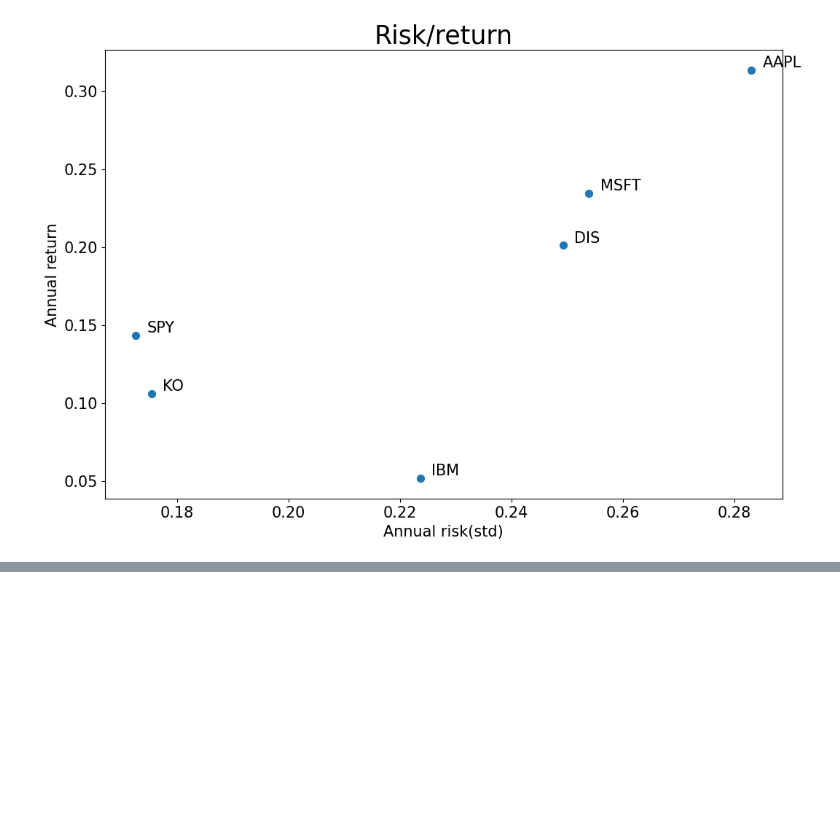
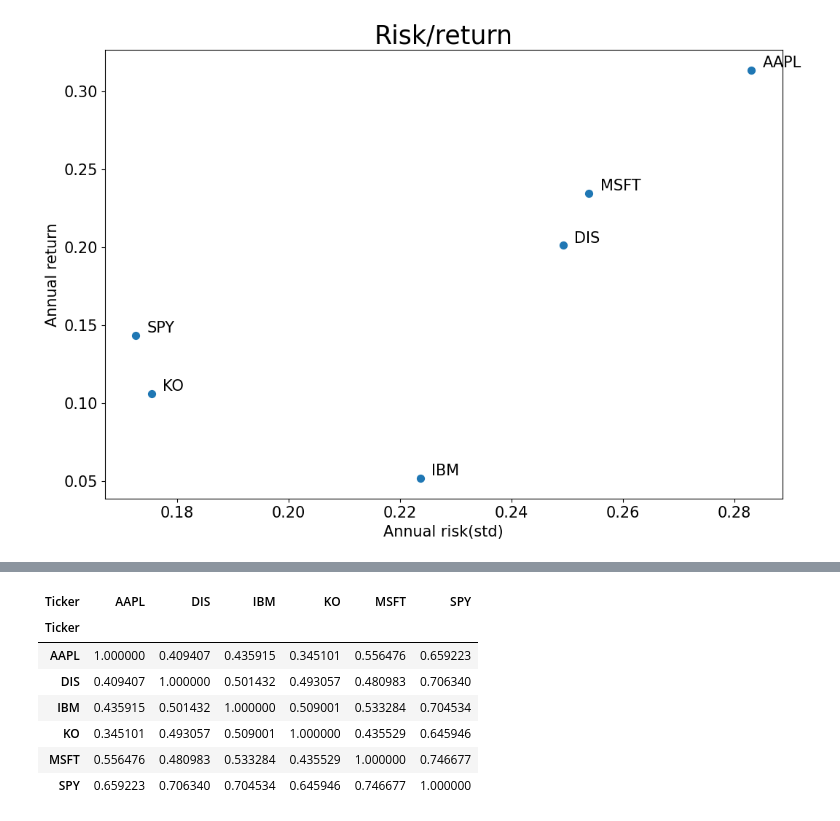
Before and after one commit to aryan-nataraja/Quant, a Jupyter notebook: Basic_Stock_Experimentation/stock_experimentation.ipynb, the cells around one changed output, grey strips where cells are left out. Saved outputs shown, nothing was run; the diff lists cells and outputs as text; code cells hidden in the pictures; blank space fills up the shorter version.

```diff
--- a/Basic_Stock_Experimentation/stock_experimentation.ipynb
+++ b/Basic_Stock_Experimentation/stock_experimentation.ipynb
@@ -113,0 +144,11 @@ Text(0.5, 1.0, 'Risk/return')
+# %%
+ret.corr()
+# %% [output]
+| Ticker | AAPL | DIS | IBM | KO | MSFT | SPY |
+| Ticker |  |  |  |  |  |  |
+| AAPL | 1.000000 | 0.409407 | 0.435915 | 0.345101 | 0.556476 | 0.659223 |
+| DIS | 0.409407 | 1.000000 | 0.501432 | 0.493057 | 0.480983 | 0.706340 |
+| IBM | 0.435915 | 0.501432 | 1.000000 | 0.509001 | 0.533284 | 0.704534 |
+| KO | 0.345101 | 0.493057 | 0.509001 | 1.000000 | 0.435529 | 0.645946 |
+| MSFT | 0.556476 | 0.480983 | 0.533284 | 0.435529 | 1.000000 | 0.746677 |
+| SPY | 0.659223 | 0.706340 | 0.704534 | 0.645946 | 0.746677 | 1.000000 |
```
Also changed, not shown: parts of 5 cells of this notebook, 1 other file.
